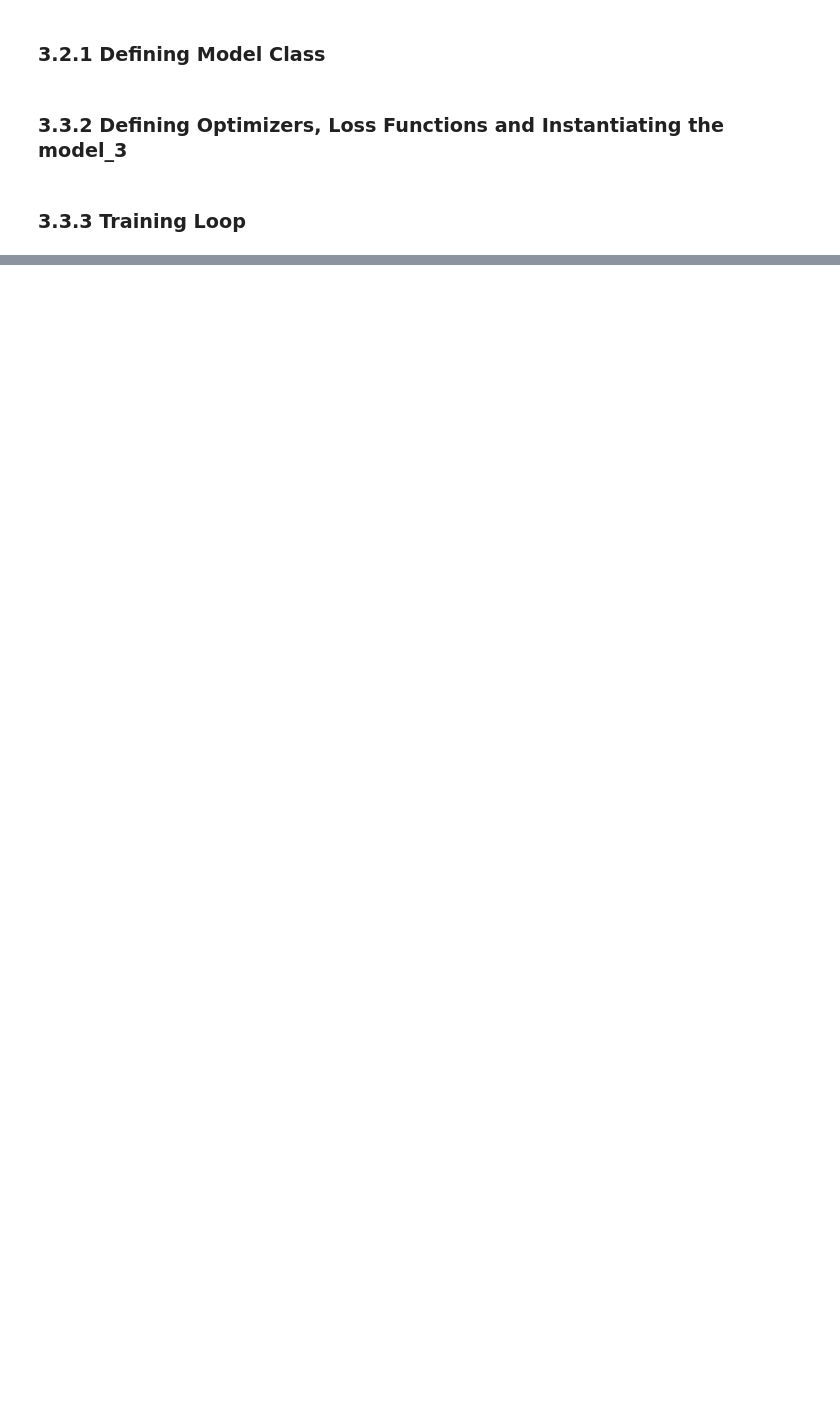
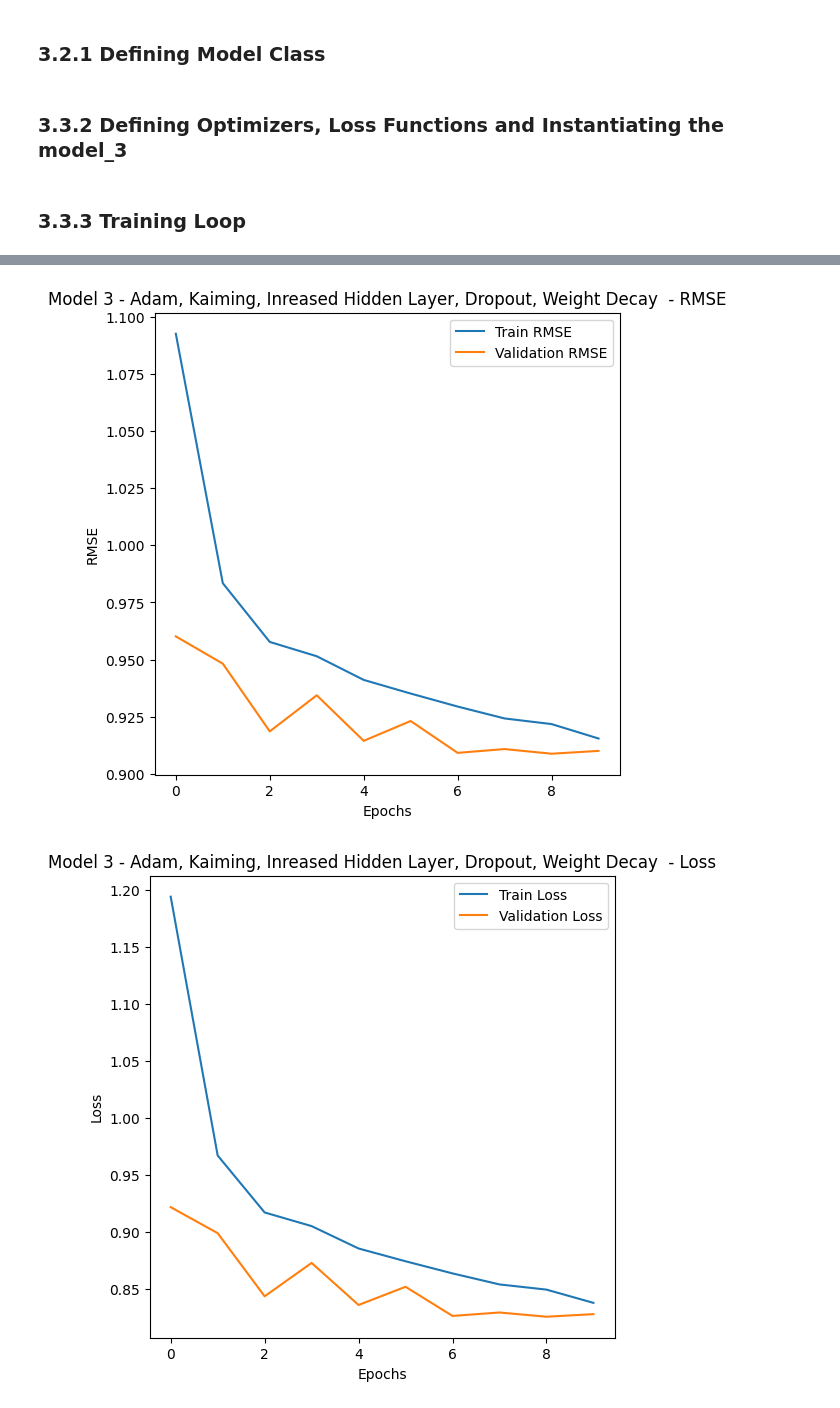
Before and after one commit to SudeshKumarSK/Cine-Match, a Jupyter notebook: Notebooks/Hybrid_Recommender.ipynb, the cells around one changed output, grey strips where cells are left out. Drawn from its saved outputs; the diff is of its cells as text; code cells hidden in the pictures; blank space fills up the shorter version.

```diff
--- a/Notebooks/Hybrid_Recommender.ipynb
+++ b/Notebooks/Hybrid_Recommender.ipynb
@@ -1092,6 +1155,11 @@ dropout_rate = 0.3
 model_3 = MovieModel(embedding_dim=128, num_users=num_users, num_movies=num_movies, bert_embedding_dim=772, dropout_rate=dropout_rate)
 
 # Optimizer with weight decay
-optimizer_3 = optim.Adam(model_3.parameters(), lr=0.01, weight_decay=0.001)
+optimizer_3 = optim.Adam(model_3.parameters(), lr=0.001, weight_decay=0.01)
 # %% [markdown]
 ### 3.3.3 Training Loop
+# %%
+train_losses, val_losses, train_rmse_values, val_rmse_values = train_model(model_3, train_loader, val_loader, optimizer_3, criterion, num_epochs=10, model_num="model_3")
+
+plot_training_results(train_losses, val_losses, train_rmse_values, val_rmse_values, "Model 3 - Adam, Kaiming, Inreased Hidden Layer, Dropout, Weight Decay ")
+# %% [output]
@@ -1097,0 +1177,2 @@ optimizer_3 = optim.Adam(model_3.parameters(), lr=0.01, weight_decay=0.001)
+[figure, added]
+[figure, added]
```
Also changed, not shown: parts of 9 cells of this notebook.
